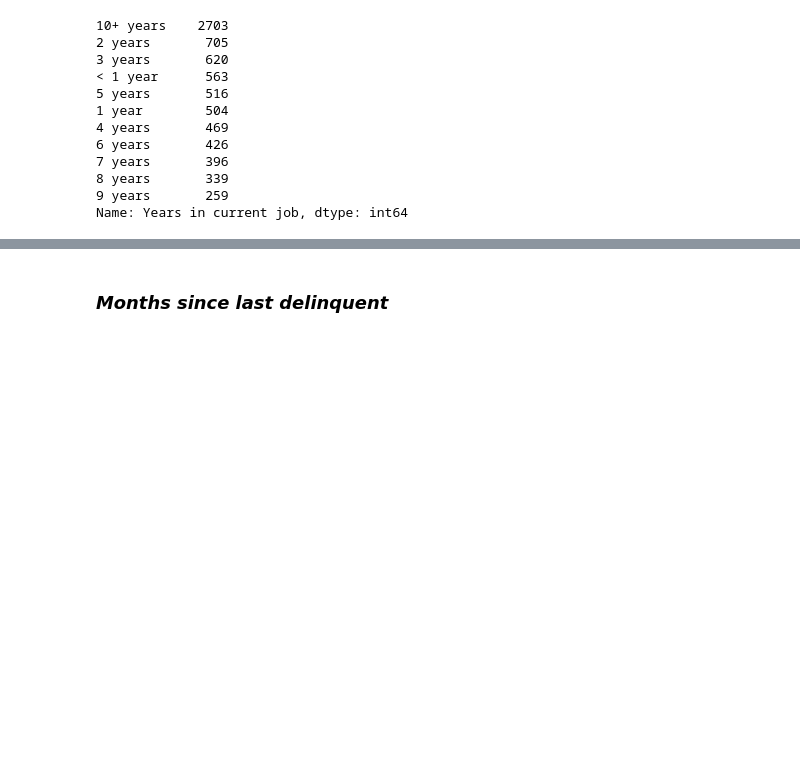
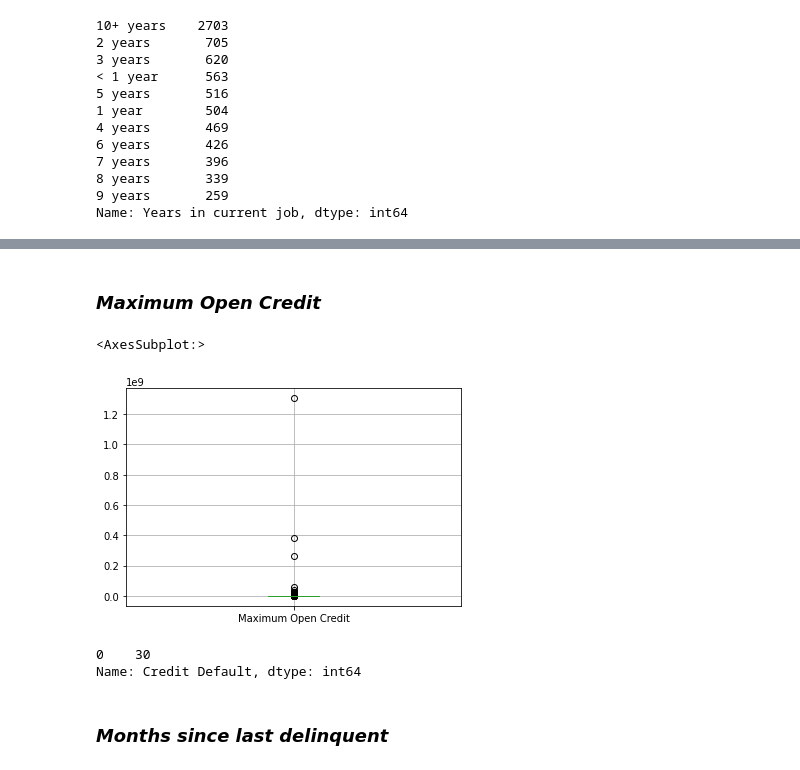
Before and after one commit to adurzin/data_science_cont, a Jupyter notebook: course.ipynb, the cells around one changed output, grey strips where cells are left out. Saved outputs shown, nothing was run; the diff lists cells and outputs as text; code cells hidden in the pictures; blank space fills up the shorter version.

```diff
--- a/course.ipynb
+++ b/course.ipynb
@@ -181,0 +284,12 @@ df_train.sample(3)
+# %% [markdown]
+### *Maximum Open Credit*
+# %%
+df_train.boxplot('Maximum Open Credit')
+# %% [output]
+<AxesSubplot:>
+[figure, added]
+# %%
+df_train.loc[(df_train['Maximum Open Credit'] > 0.7 * 10**7), 'Credit Default'].value_counts()
+# %% [output]
+0    30
+Name: Credit Default, dtype: int64
```
Also changed, not shown: parts of 63 cells of this notebook.
